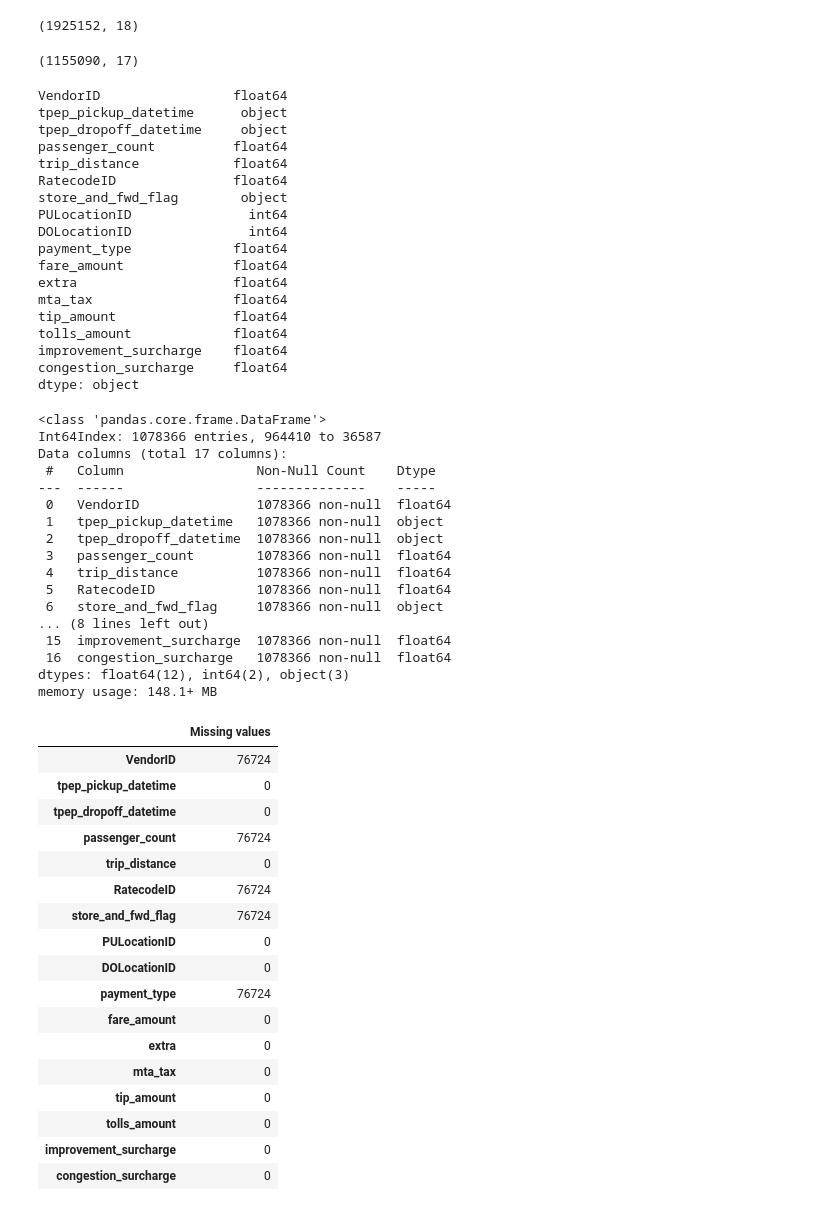
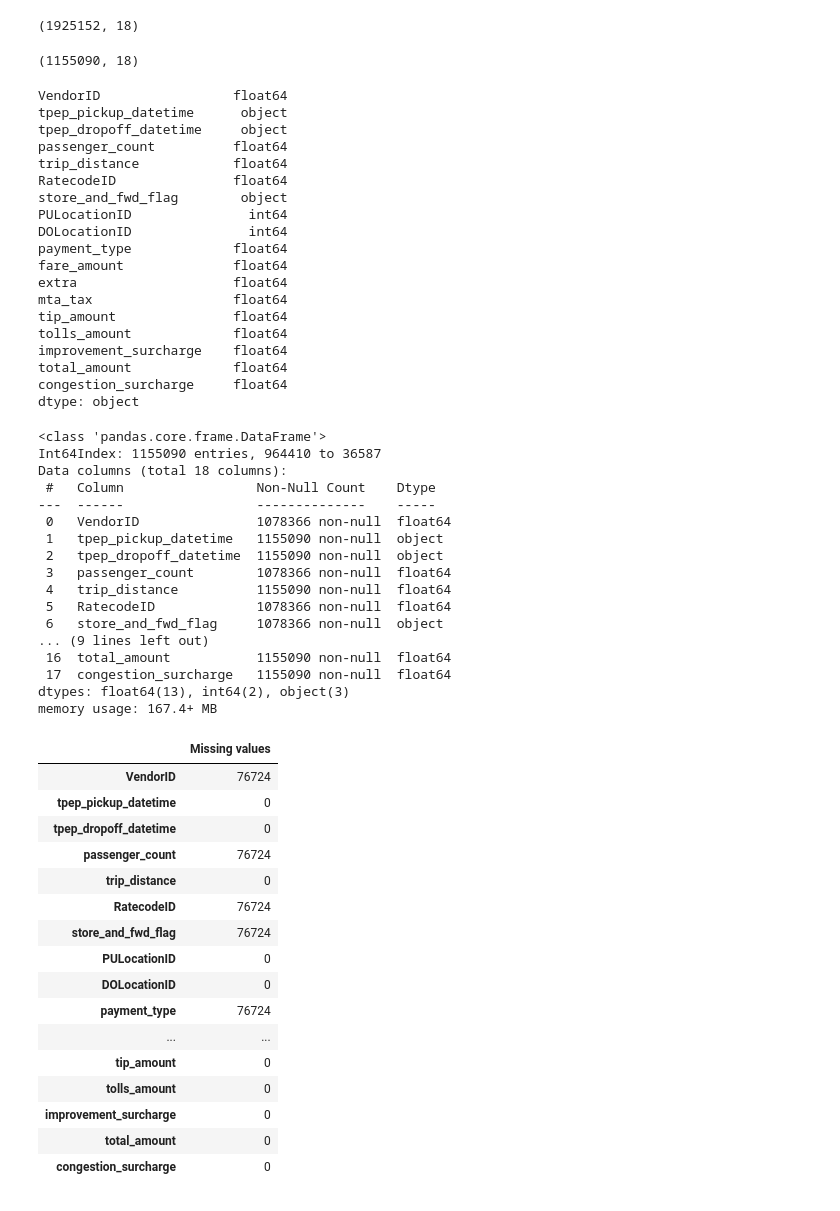
Before and after one commit to Mashael2030/Gemstone-Price-Prediction--Regression-Techniques, a Jupyter notebook: Project 2 - Regression.ipynb, the cells around one changed output. Saved outputs shown, nothing was run; the diff lists cells and outputs as text; code cells hidden in the pictures.

```diff
--- a/Project 2 - Regression.ipynb
+++ b/Project 2 - Regression.ipynb
@@ -35,17 +36,19 @@ df.shape
 # %% [output]
 (1925152, 18)
 # %%
-X, y = df.drop('total_amount',axis=1), df['total_amount']
+#X, y = df.drop('total_amount',axis=1), df['total_amount']
 
-X, X_test, y, y_test = train_test_split(X, y, test_size=.2, random_state=10)
+#X, X_test, y, y_test = train_test_split(X, y, test_size=.2, random_state=10)
+df_train , df_test = train_test_split(df , test_size=.2, random_state=10)
 # %%
-X_train, X_val, y_train, y_val = train_test_split(X, y, test_size=.25, random_state=5)
+#X_train, X_val, y_train, y_val = train_test_split(X, y, test_size=.25, random_state=5)
+df_train, df_val = train_test_split(df_train, test_size=.25, random_state=5)
 # %%
-X_train.shape
+df_train.shape
 # %% [output]
-(1155090, 17)
+(1155090, 18)
 # %%
-X_train.dtypes
+df_train.dtypes
 # %% [output]
 VendorID                 float64
 tpep_pickup_datetime      object
@@ -63,49 +66,49 @@ mta_tax                  float64
 tip_amount               float64
 tolls_amount             float64
 improvement_surcharge    float64
+total_amount             float64
 congestion_surcharge     float64
 dtype: object
 # %%
-X_train.info()
+df_train.info()
 # %% [output]
 <class 'pandas.core.frame.DataFrame'>
-Int64Index: 1078366 entries, 964410 to 36587
-Data columns (total 17 columns):
+Int64Index: 1155090 entries, 964410 to 36587
+Data columns (total 18 columns):
  #   Column                 Non-Null Count    Dtype
 ---  ------                 --------------    -----
  0   VendorID               1078366 non-null  float64
- 1   tpep_pickup_datetime   1078366 non-null  object
- 2   tpep_dropoff_datetime  1078366 non-null  object
+ 1   tpep_pickup_datetime   1155090 non-null  object
+ 2   tpep_dropoff_datetime  1155090 non-null  object
  3   passenger_count        1078366 non-null  float64
- 4   trip_distance          1078366 non-null  float64
+ 4   trip_distance          1155090 non-null  float64
  5   RatecodeID             1078366 non-null  float64
  6   store_and_fwd_flag     1078366 non-null  object
-... (8 lines left out)
- 15  improvement_surcharge  1078366 non-null  float64
- 16  congestion_surcharge   1078366 non-null  float64
-dtypes: float64(12), int64(2), object(3)
-memory usage: 148.1+ MB
+... (9 lines left out)
+ 16  total_amount           1155090 non-null  float64
+ 17  congestion_surcharge   1155090 non-null  float64
+dtypes: float64(13), int64(2), object(3)
+memory usage: 167.4+ MB
 # %%
-nulls = X_train.isnull().sum().to_frame()# (to_frame():Convert Series to DataFrame),(sum():To sum the number of missing values),(isnull()to detect missing values)
+nulls = df_train.isnull().sum().to_frame()# (to_frame():Convert Series to DataFrame),(sum():To sum the number of missing values),(isnull()to detect missing values)
 nulls.columns = ["Missing values"]
 nulls
 # %% [output]
 |  | Missing values |
 | VendorID | 76724 |
 | tpep_pickup_datetime | 0 |
 | tpep_dropoff_datetime | 0 |
 | passenger_count | 76724 |
 | trip_distance | 0 |
 | RatecodeID | 76724 |
 | store_and_fwd_flag | 76724 |
 | PULocationID | 0 |
 | DOLocationID | 0 |
 | payment_type | 76724 |
-| fare_amount | 0 |
-| extra | 0 |
-| mta_tax | 0 |
+| ... | ... |
 | tip_amount | 0 |
 | tolls_amount | 0 |
 | improvement_surcharge | 0 |
+| total_amount | 0 |
 | congestion_surcharge | 0 |
 # %%
```
Also changed, not shown: parts of 13 cells of this notebook.
